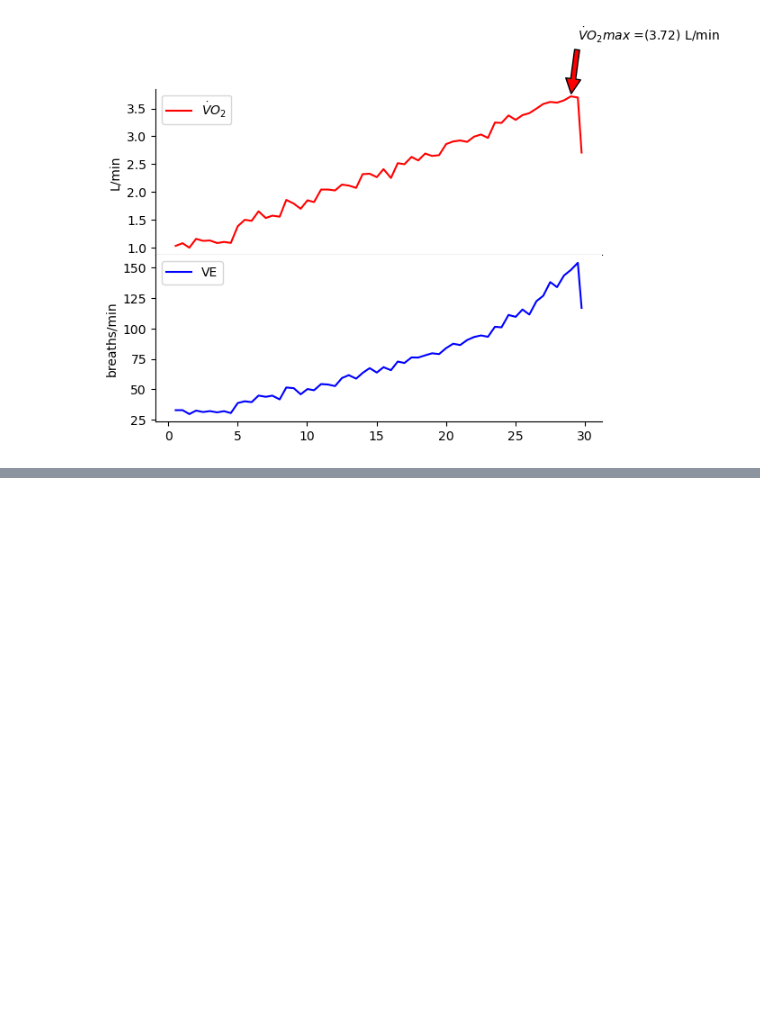
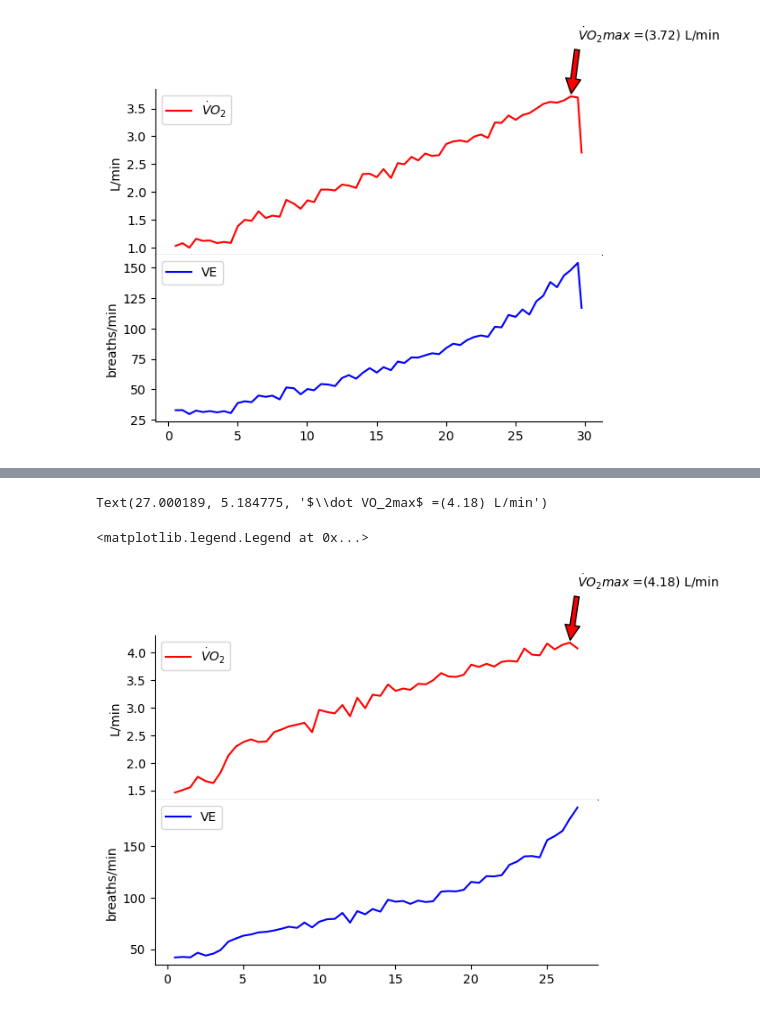
Before and after one commit to kennedyconnors/KNES381, a Jupyter notebook: knes381-vo2.ipynb, the cells around one changed output, grey strips where cells are left out. Cells and saved outputs as stored; diff of their text form; code cells hidden in the pictures; blank space fills up the shorter version.

```diff
--- a/knes381-vo2.ipynb
+++ b/knes381-vo2.ipynb
@@ -203,0 +226,2 @@ fig.show()
+# %%
+df = df.rename(columns={'VE/': 'VE/VO2','VE/.1': 'VE/VCO2'})
@@ -203,0 +277,12 @@ fig.show()
+# %%
+df.columns = df.columns.str.strip().str.replace('"', '')
+# %%
+# simplify our terms to reduce future typing...
+x = df['TIME']
+y = df['VO2']
+y1 = df['VE']
+# %%
+#Find VO2 max value
+ymax = max(y)
+# find the x position of the ymax value
+xmax = x[y.argmax()]
@@ -203,0 +304,15 @@ fig.show()
+# %%
+ax[0].annotate('$\dot VO_2max$ =({}) L/min'.format(round(ymax, 2)),
+               xy=(xmax, ymax), xytext=(xmax+.5, ymax+ 1),
+               arrowprops=dict(facecolor='red', shrink= 0.05),
+                )
+# %% [output]
+Text(27.000189, 5.184775, '$\\dot VO_2max$ =(4.18) L/min')
+# %%
+# Second plot of values down from the top
+ax[1].plot(x, y1, label=('VE'), c='b')
+ax[1].spines[['top', 'right']].set_visible(False)
+ax[1].set(ylabel=('breaths/min'))
+ax[1].legend()
+# %% [output]
+<matplotlib.legend.Legend at 0x...>
@@ -203,0 +321,27 @@ fig.show()
+# %%
+# break up the figure and axis definitions of a plot
+# so it is easier to assign values
+fig, ax = plt.subplots(2, 1, sharex=True)
+# create 2 subplots share x axis, in the next line we will remove
+# spaces between the horizontal axis, play with this value?
+fig.subplots_adjust(hspace=0)
+ax[0].annotate('$\dot VO_2max$ =({}) L/min'.format(round(ymax, 2)),
+               xy=(xmax, ymax), xytext=(xmax+.5, ymax+ 1),
+               arrowprops=dict(facecolor='red', shrink= 0.05),
+                )
+
+ax[0].plot(x, y,  label=('$\dot VO_2$'), c='r' )
+ax[0].spines[['right', 'top']].set_visible(False)
+#note all these set features could be added in one line but reading it would be difficult
+#ax.set(title = ('$\dot VO_2$'), label=('$\dot VO_2$ L/min'))
+ax[0].set(ylabel=('L/min'))
+ax[0].legend()
+
+# Second plot of values down from the top
+ax[1].plot(x, y1, label=('VE'), c='b')
+ax[1].spines[['top', 'right']].set_visible(False)
+ax[1].set(ylabel=('breaths/min'))
+ax[1].legend()
+fig.show()
+# %% [output]
+[figure, added]
```
Also changed, not shown: parts of 9 cells of this notebook.
